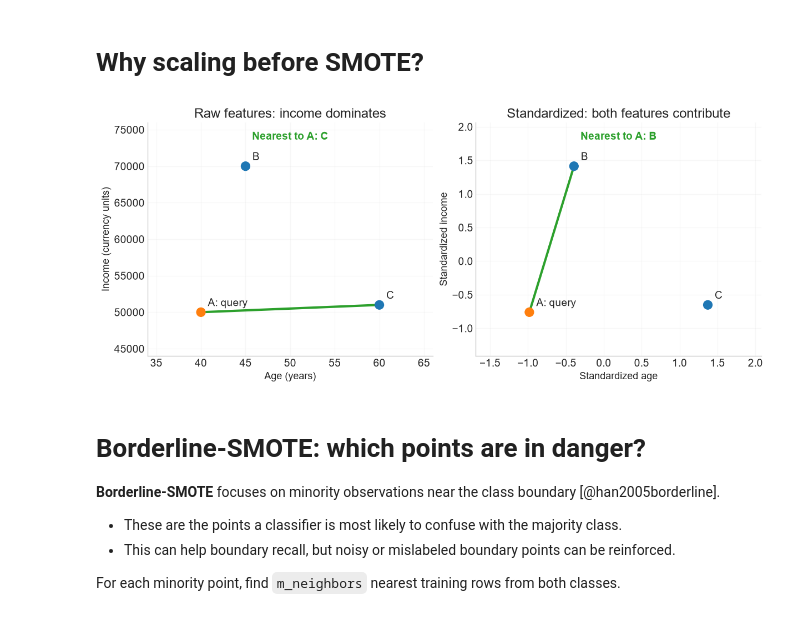
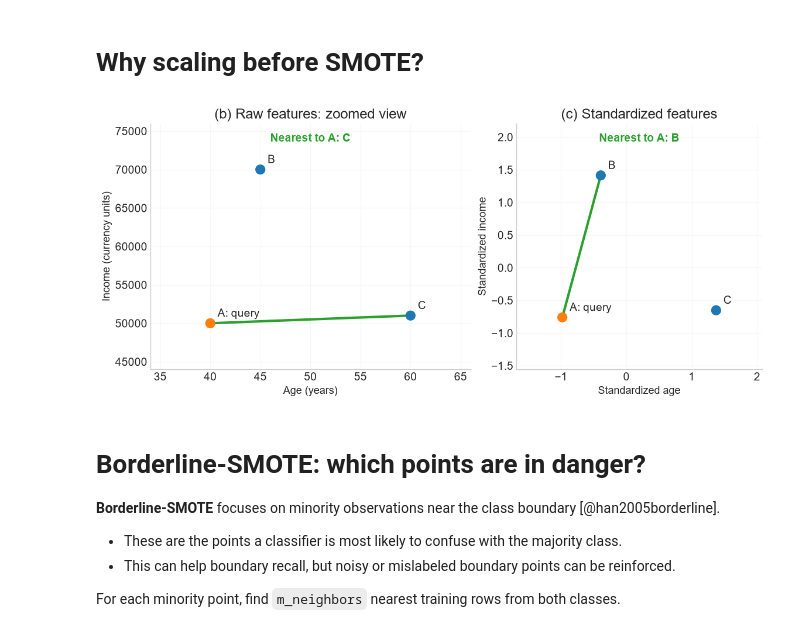
Before and after one commit to w4bo/AA2627-unibo-dcai, a Jupyter notebook: slides/lab-02-augmentation.ipynb, the cells around one changed output. Drawn from its saved outputs; the diff is of its cells as text; code cells hidden in the pictures.

```diff
--- a/slides/lab-02-augmentation.ipynb
+++ b/slides/lab-02-augmentation.ipynb
@@ -349,31 +390,13 @@ plt.show()
 # %%
 #| echo: false
 #| fig-height: 4.7
-# Synthetic data illustrate the mechanism, not model performance.
-# Same observations and Euclidean distance, before and after standardization.
-X = np.array([[40, 50000], [45, 70000], [60, 51000]], dtype=float)
-scaled = StandardScaler().fit_transform(X)
-assert np.argmin(np.linalg.norm(X[1:] - X[0], axis=1)) == 1
-assert np.argmin(np.linalg.norm(scaled[1:] - scaled[0], axis=1)) == 0
 fig, axes = plt.subplots(1, 2, figsize=(12, 5), layout="constrained")
-for ax, points, title in zip(axes, [X, scaled],
-                            ["Raw features: income dominates", "Standardized: both features contribute"]):
-    distances = np.linalg.norm(points[1:] - points[0], axis=1)
-    nearest = 1 + distances.argmin()
-    ax.scatter(*points.T, c=[ORANGE, BLUE, BLUE], s=130, zorder=3)
-    for i, label in enumerate(["A: query", "B", "C"]):
-        ax.annotate(label, points[i], xytext=(9, 8), textcoords="offset points")
-    ax.plot(*points[[0, nearest]].T, color=GREEN, lw=3, zorder=2)
-    ax.margins(.3)
-    ax.set_title(title)
-    ax.text(.5, .96, f"Nearest to A: {'ABC'[nearest]}", transform=ax.transAxes,
-            ha="center", va="top", color=GREEN, weight="bold")
-    ax.grid(alpha=.15)
-axes[0].set(xlabel="Age (years)", ylabel="Income (currency units)")
-axes[1].set(xlabel="Standardized age", ylabel="Standardized income")
+plot_scaling_panel(axes[0], scaling_raw, "(b) Raw features: zoomed view")
+plot_scaling_panel(axes[1], scaling_standardized, "(c) Standardized features",
+                   equal_scale=True, raw=False)
 plt.show()
 # %% [output]
-[figure, old version]
+[figure, new version]
 # %% [markdown]
 # Borderline-SMOTE: which points are in danger?
 
```
Also changed, not shown: parts of 4 cells of this notebook.
